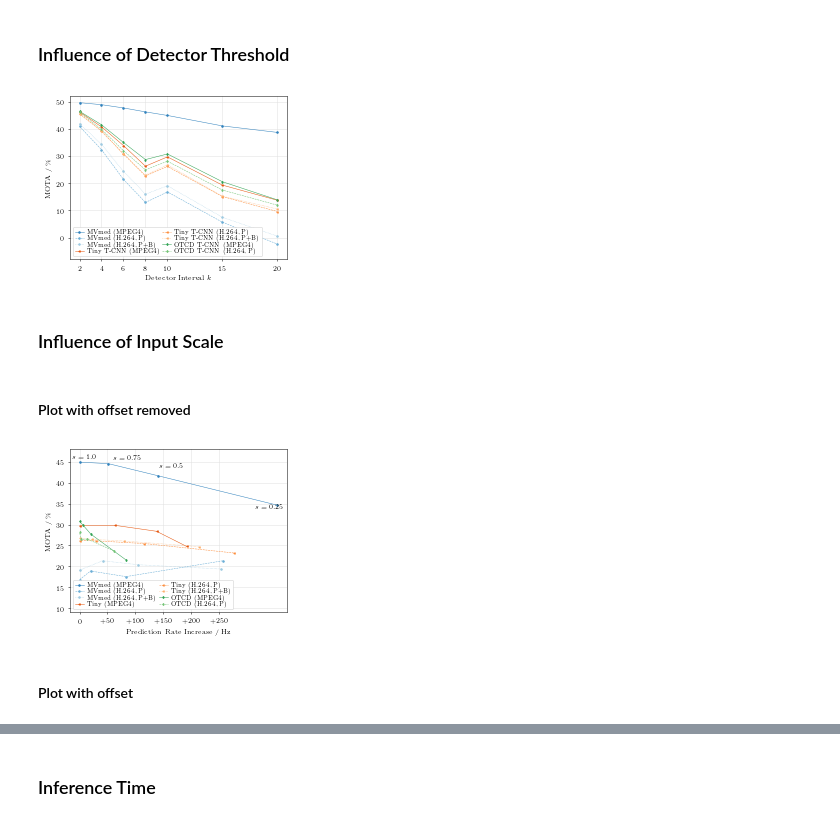
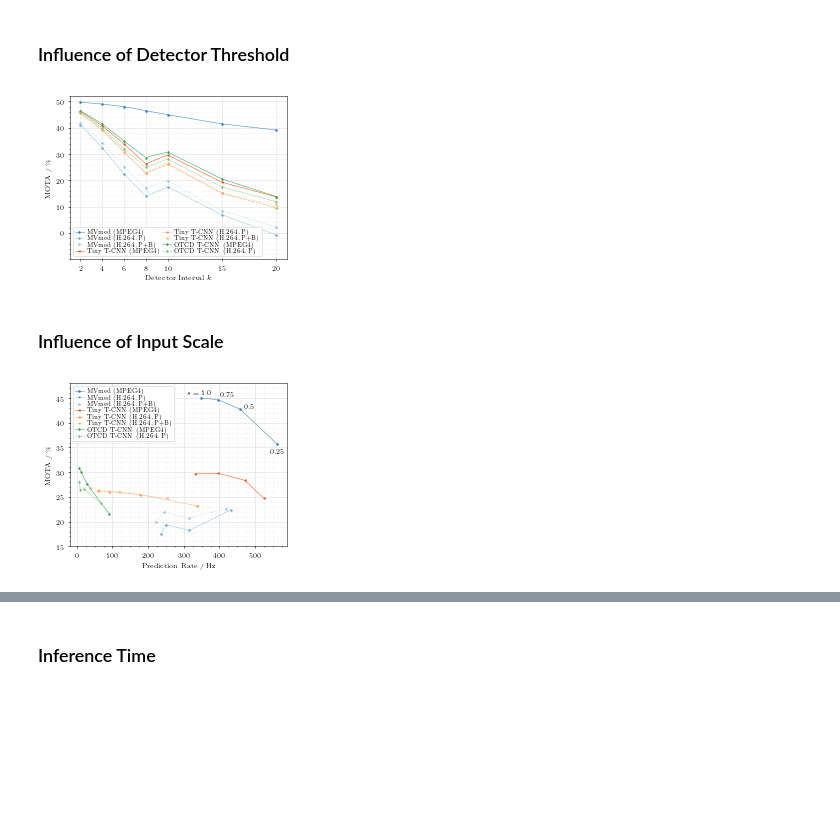
Before and after one commit to lukasbommes-unfinished-projects/mv-tracker, a Jupyter notebook: infos/paper/Plots.ipynb, the cells around one changed output, grey strips where cells are left out. Drawn from its saved outputs; the diff is of its cells as text; code cells hidden in the pictures; blank space fills up the shorter version.

Commit message:
added plots for detector and cam movement

```diff
--- a/infos/paper/Plots.ipynb
+++ b/infos/paper/Plots.ipynb
@@ -81,14 +81,24 @@ leg = ax.legend(["MVmed (MPEG4)", "MVmed (H.264, P)", "MVmed (H.264, P+B)", "Tin
 leg.get_frame().set_linewidth(0.5)
 ax.set_ylabel("MOTA / \%")
 ax.set_xlabel("Detector Interval $k$")
-ax.set_ylim([-8, 52])
 ax.set_xticks([2, 4, 6, 8, 10, 15, 20])
-ax.set_yticks([0, 10, 20, 30, 40, 50])
-ax.grid()
+ax.set_yticks(np.arange(0, 51, 10))
+ax.set_yticks(np.arange(-10, 101, 2), minor=True)
+ax.set_xlim([1, 21])
+ax.set_ylim([-10, 52])
+ax.grid(which='major')
+ax.grid(which='minor', linestyle="dotted")
+ax.set_axisbelow(True)
+
+
+#ax.set_ylim([-10, 52])
+#ax.set_xticks([2, 4, 6, 8, 10, 15, 20])
+#ax.set_yticks([0, 10, 20, 30, 40, 50])
+#ax.grid()
 plt.savefig("plot_det_interval.pdf", bbox_inches="tight", pad_inches=0.01)
 plt.show()
 # %% [output]
-[figure, old version]
+[figure, new version]
 # %% [markdown]
 ### Influence of Input Scale
 # %%
@@ -101,8 +111,6 @@ deep_upsampled = deep_upsampled.sort_values("scale", axis=0, ascending=True, na_
 
 deep_dense = data[data.tracker_type.isin(["deep"]) & data.mvs_mode.isin(["dense"]) & data.det_interval.isin([k])]
 deep_dense = deep_dense.sort_values("scale", axis=0, ascending=True, na_position='last')
-# %% [markdown]
-#### Plot with offset removed
 # %%
 f, ax = plt.subplots(1, 1, figsize=(3.9,3))
 
@@ -110,59 +118,61 @@ cmap = cm.get_cmap('tab20c')
 
 # Baseline
 mask = baseline.codec.isin(["mpeg4"]) & baseline.vector_type.isin(["p", np.nan])
-relative_predict_fps_mean = baseline[mask]["predict_fps_mean"] - baseline[mask]["predict_fps_mean"].iloc[-1]
+relative_predict_fps_mean = baseline[mask]["predict_fps_mean"]
 ax.plot(relative_predict_fps_mean, baseline[mask]["MOTA"]*100.0, marker="o", color=cmap(0))
 
 mask = baseline.codec.isin(["h264"]) & baseline.vector_type.isin(["p", np.nan])
-relative_predict_fps_mean = baseline[mask]["predict_fps_mean"] - baseline[mask]["predict_fps_mean"].iloc[-1]
+relative_predict_fps_mean = baseline[mask]["predict_fps_mean"]
 ax.plot(relative_predict_fps_mean, baseline[mask]["MOTA"]*100.0, marker="o", linestyle="--", color=cmap(1))
 
 mask = baseline.codec.isin(["h264"]) & baseline.vector_type.isin(["p+b"])
-relative_predict_fps_mean = baseline[mask]["predict_fps_mean"] - baseline[mask]["predict_fps_mean"].iloc[-1]
+relative_predict_fps_mean = baseline[mask]["predict_fps_mean"]
 ax.plot(relative_predict_fps_mean, baseline[mask]["MOTA"]*100.0, marker="o", linestyle=":", color=cmap(2))
 
 # Tiny T-CNN
 mask = deep_dense.codec.isin(["mpeg4"]) & deep_dense.vector_type.isin(["p", np.nan])
-relative_predict_fps_mean = deep_dense[mask]["predict_fps_mean"] - deep_dense[mask]["predict_fps_mean"].iloc[-1]
+relative_predict_fps_mean = deep_dense[mask]["predict_fps_mean"]
 ax.plot(relative_predict_fps_mean, deep_dense[mask]["MOTA"]*100.0, marker="<", color=cmap(4))
 
 mask = deep_dense.codec.isin(["h264"]) & deep_dense.vector_type.isin(["p", np.nan])
-relative_predict_fps_mean = deep_dense[mask]["predict_fps_mean"] - deep_dense[mask]["predict_fps_mean"].iloc[-1]
+relative_predict_fps_mean = deep_dense[mask]["predict_fps_mean"]
 ax.plot(relative_predict_fps_mean, deep_dense[mask]["MOTA"]*100.0, marker="<", linestyle="--", color=cmap(5))
 
 mask = deep_dense.codec.isin(["h264"]) & deep_dense.vector_type.isin(["p+b"])
-relative_predict_fps_mean = deep_dense[mask]["predict_fps_mean"] - deep_dense[mask]["predict_fps_mean"].iloc[-1]
+relative_predict_fps_mean = deep_dense[mask]["predict_fps_mean"]
 ax.plot(relative_predict_fps_mean, deep_dense[mask]["MOTA"]*100.0, marker="<", linestyle=":", color=cmap(6))
 
 # OTCD T-CNN
 mask = deep_upsampled.codec.isin(["mpeg4"]) & deep_upsampled.vector_type.isin(["p", np.nan])
-relative_predict_fps_mean = deep_upsampled[mask]["predict_fps_mean"] - deep_upsampled[mask]["predict_fps_mean"].iloc[-1]
+relative_predict_fps_mean = deep_upsampled[mask]["predict_fps_mean"]
 ax.plot(relative_predict_fps_mean, deep_upsampled[mask]["MOTA"]*100.0, marker="d", color=cmap(8))
 
 mask = deep_upsampled.codec.isin(["h264"]) & deep_upsampled.vector_type.isin(["p", np.nan])
-relative_predict_fps_mean = deep_upsampled[mask]["predict_fps_mean"] - deep_upsampled[mask]["predict_fps_mean"].iloc[-1]
+relative_predict_fps_mean = deep_upsampled[mask]["predict_fps_mean"]
 ax.plot(relative_predict_fps_mean, deep_upsampled[mask]["MOTA"]*100.0, marker="d", linestyle="--", color=cmap(9))
 
-leg = ax.legend(["MVmed (MPEG4)", "MVmed (H.264, P)", "MVmed (H.264, P+B)", "Tiny (MPEG4)", "Tiny (H.264, P)",
-           "Tiny (H.264, P+B)", "OTCD (MPEG4)", "OTCD (H.264, P)"], ncol=2)
+leg = ax.legend(["MVmed (MPEG4)", "MVmed (H.264, P)", "MVmed (H.264, P+B)", "Tiny T-CNN (MPEG4)", "Tiny T-CNN (H.264, P)",
+           "Tiny T-CNN (H.264, P+B)", "OTCD T-CNN (MPEG4)", "OTCD T-CNN (H.264, P)"], ncol=1)
 leg.get_frame().set_linewidth(0.5)
 ax.set_ylabel("MOTA / \%")
-ax.set_xlabel("Prediction Rate Increase / Hz")
-ax.set_ylim([9.0, 48])
-ax.set_xticks([0, 50, 100, 150, 200, 250])
-ax.set_xticklabels(["0","+50","+100","+150","+200","+250"])
-ax.grid()
+ax.set_xlabel("Prediction Rate / Hz")
+ax.set_xticks(np.arange(0, 701, 100))
+ax.set_xticks(np.arange(0, 1001, 25), minor=True)
+ax.set_yticks(np.arange(0, 101, 5))
+ax.set_yticks(np.arange(0, 101, 1), minor=True)
+ax.set_xlim([-20, 590])
+ax.set_ylim([15, 48])
+ax.grid(which='major')
+ax.grid(which='minor', linestyle="dotted")
 ax.set_axisbelow(True)
 
 # write text for scale values
-plt.text(0.01, 0.945, r'$s = 1.0$', transform=ax.transAxes)
-plt.text(0.2, 0.94, r'$s = 0.75$', transform=ax.transAxes)
-plt.text(0.41, 0.89, r'$s = 0.5$', transform=ax.transAxes)
-plt.text(0.85, 0.64, r'$s = 0.25$', transform=ax.transAxes)
+plt.text(0.54, 0.935, r'$s = 1.0$', transform=ax.transAxes)
+plt.text(0.69, 0.92, r'$0.75$', transform=ax.transAxes)
+plt.text(0.80, 0.85, r'$0.5$', transform=ax.transAxes)
+plt.text(0.92, 0.57, r'$0.25$', transform=ax.transAxes)
 
 plt.savefig("plot_scaling_factor.pdf", bbox_inches="tight", pad_inches=0.01)
 plt.show()
 # %% [output]
-[figure, old version]
+[figure, new version]
-# %% [markdown]
-#### Plot with offset
```
Also changed, not shown: parts of 8 cells of this notebook, 14 other files.
